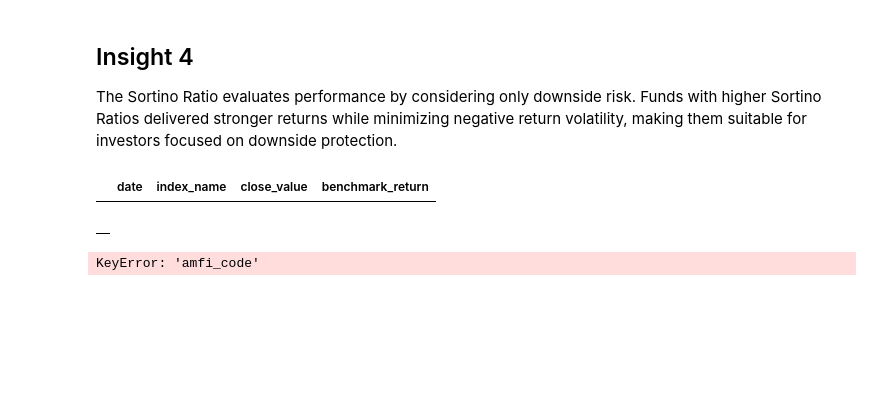
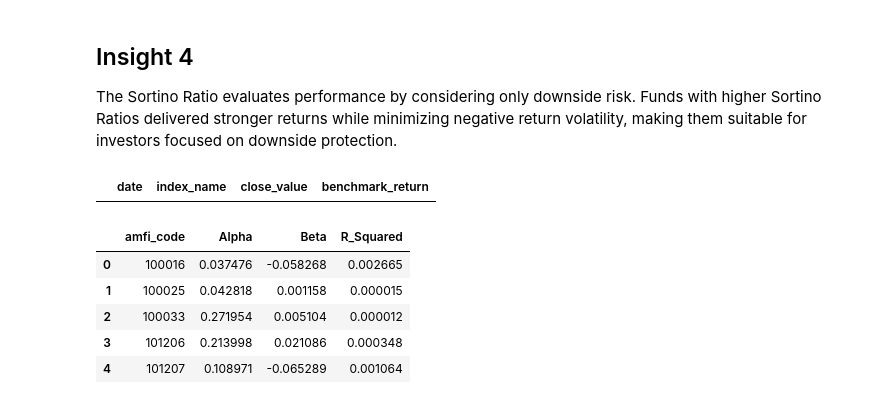
Before and after one commit to laxmanreddysaddi/MutualFundAnalytics, a Jupyter notebook: notebooks/Performance_Analytics.ipynb, the cells around one changed output. Drawn from its saved outputs; the diff is of its cells as text; code cells hidden in the pictures; blank space fills up the shorter version.

```diff
--- a/notebooks/Performance_Analytics.ipynb
+++ b/notebooks/Performance_Analytics.ipynb
@@ -523,55 +523,60 @@ nifty100.head()
 # %%
 alpha_beta_results = []
 
-for amfi_code in daily_returns["amfi_code"].unique():
+# Prepare benchmark
+nifty100 = benchmark[
+    benchmark["index_name"] == "NIFTY100"
+].copy()
 
-    # Fund daily returns
+nifty100 = nifty100.sort_values("date")
+
+nifty100["benchmark_return"] = nifty100["close_value"].pct_change()
+
+nifty100 = nifty100.dropna()
+
+for amfi in daily_returns["amfi_code"].unique():
+
     fund = daily_returns[
-        daily_returns["amfi_code"] == amfi_code
-    ][["date", "daily_return"]]
+        daily_returns["amfi_code"] == amfi
+    ].copy()
 
-    # Merge with benchmark returns
-    merged = pd.merge(
-        fund,
-        nifty100[["date", "benchmark_return"]],
+    # Align by index instead of strict date matching
+    merged = pd.merge_asof(
+        fund.sort_values("date"),
+        nifty100[["date","benchmark_return"]].sort_values("date"),
         on="date",
-        how="inner"
+        direction="nearest"
     )
 
-    # Skip if insufficient data
+    merged = merged.dropna()
+
     if len(merged) < 30:
         continue
 
-    # Linear Regression
-    slope, intercept, r_value, p_value, std_err = linregress(
+    slope, intercept, r, p, se = linregress(
         merged["benchmark_return"],
         merged["daily_return"]
     )
 
-    alpha = intercept * 252
-    beta = slope
+    alpha_beta_results.append({
 
-    alpha_beta_results.append({
-        "amfi_code": amfi_code,
-        "Alpha": round(alpha, 4),
-        "Beta": round(beta, 4),
-        "R_Squared": round(r_value**2, 4)
+        "amfi_code": amfi,
+
+        "Alpha": intercept * 252,
+
+        "Beta": slope,
+
+        "R_Squared": r**2
+
     })
 
 alpha_beta_df = pd.DataFrame(alpha_beta_results)
 
 alpha_beta_df.head()
 # %% [output]
-|  |
+|  | amfi_code | Alpha | Beta | R_Squared |
+| 0 | 100016 | 0.037476 | -0.058268 | 0.002665 |
+| 1 | 100025 | 0.042818 | 0.001158 | 0.000015 |
+| 2 | 100033 | 0.271954 | 0.005104 | 0.000012 |
+| 3 | 101206 | 0.213998 | 0.021086 | 0.000348 |
+| 4 | 101207 | 0.108971 | -0.065289 | 0.001064 |
-# %%
-alpha_beta_df = alpha_beta_df.merge(
-    fund_master[
-        ["amfi_code", "scheme_name", "fund_house"]
-    ],
-    on="amfi_code",
-    how="left"
-)
-
-alpha_beta_df.head()
-# %% [output]
-KeyError: 'amfi_code'
```
Also changed, not shown: parts of 31 cells of this notebook.
